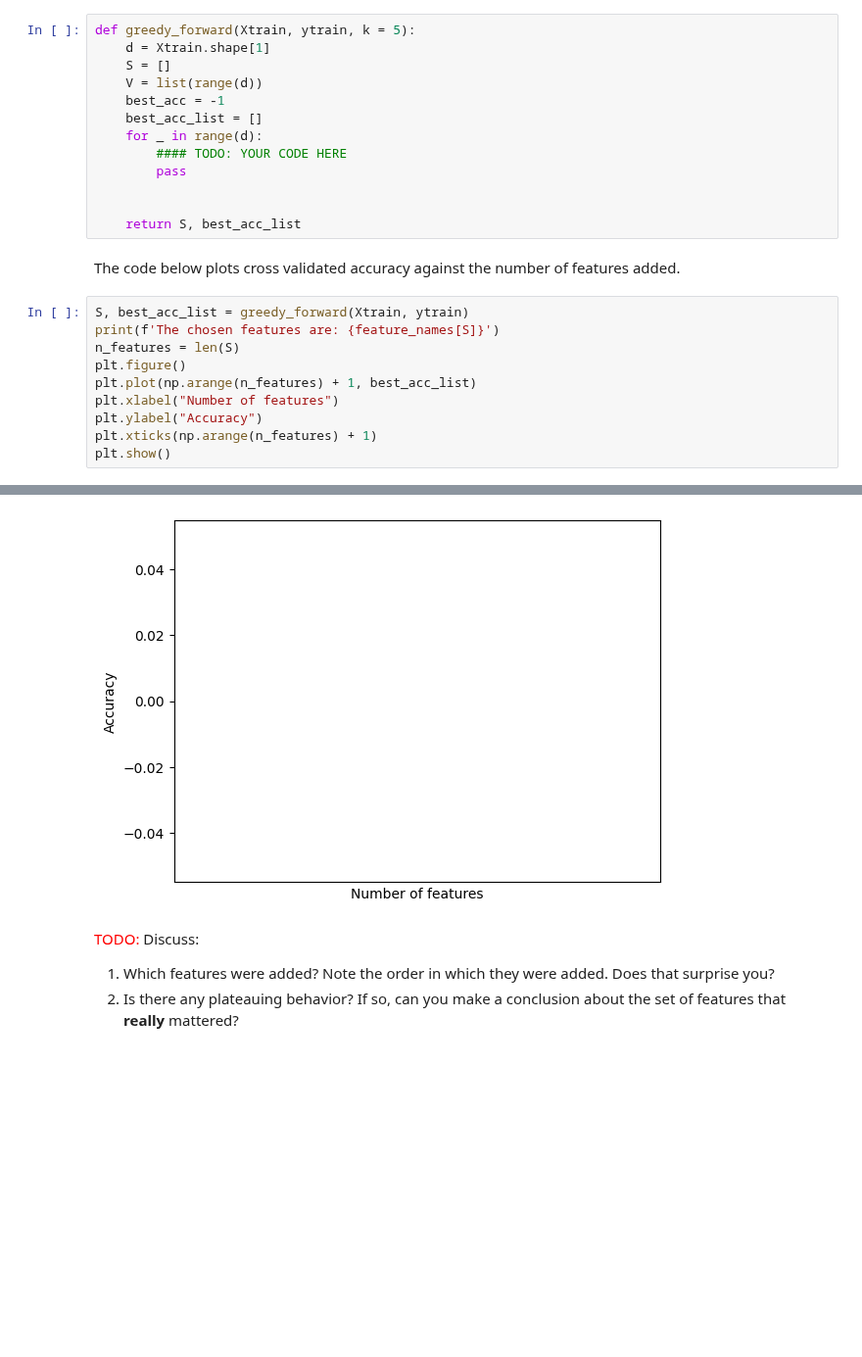
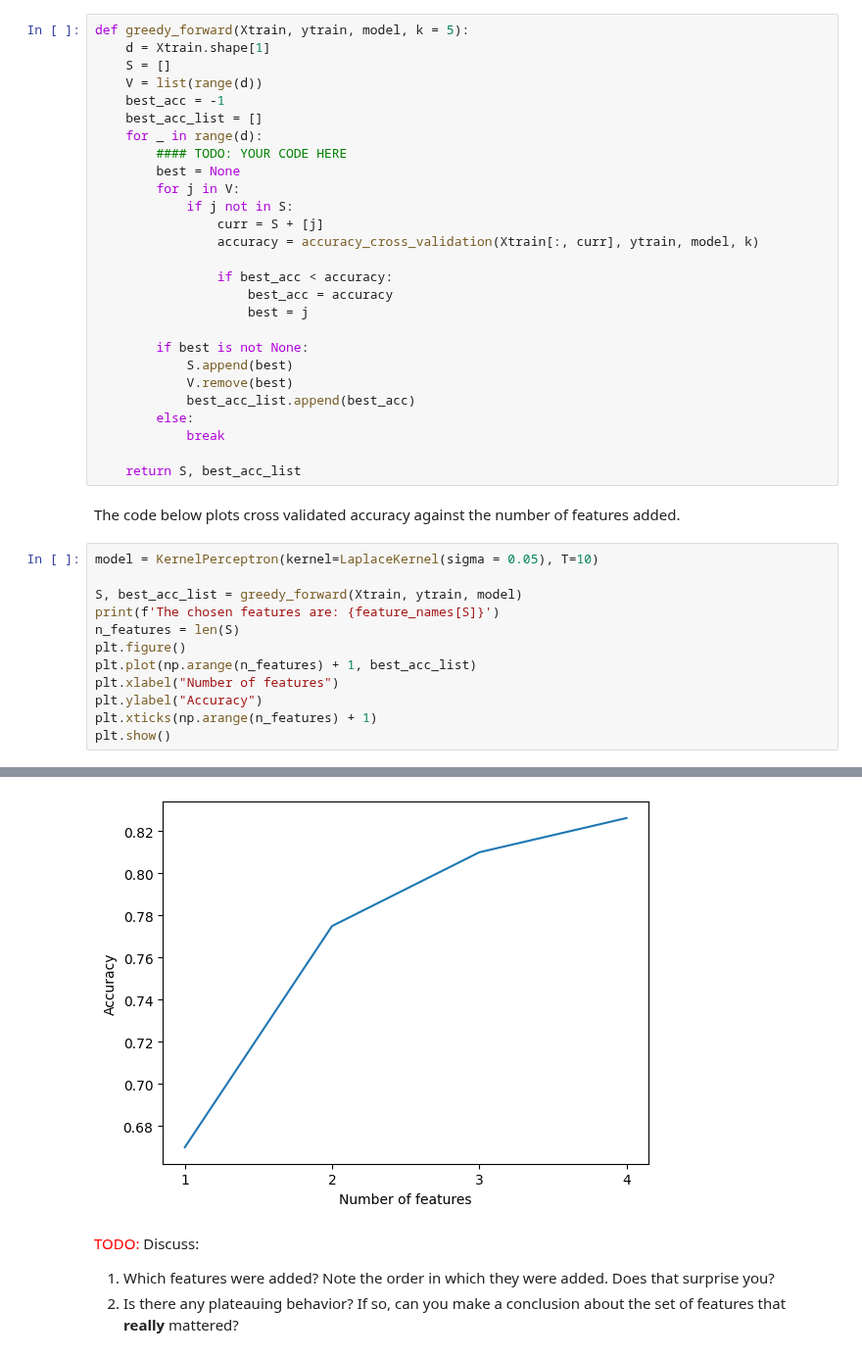
Before and after one commit to nickmvega/machine-learning, a Jupyter notebook: project_2/project2_src_vega_roth.ipynb, the cells around one changed output, grey strips where cells are left out. Shown at 98% size. Saved outputs shown, nothing was run; the diff lists cells and outputs as text; blank space fills up the shorter version.

```diff
--- a/project_2/project2_src_vega_roth.ipynb
+++ b/project_2/project2_src_vega_roth.ipynb
@@ -818,7 +818,7 @@ def accuracy_cross_validation(Xtrain, ytrain, model, k = 10):
 # %% [markdown]
 <span style="color:red"> TODO: </span> Implement the greedy forward feature selection algorithm. Your output should contain a list of indices, corresponding to the chosen features.
 # %%
-def greedy_forward(Xtrain, ytrain, k = 5):
+def greedy_forward(Xtrain, ytrain, model, k = 5):
     d = Xtrain.shape[1]
     S = []
     V = list(range(d))
@@ -826,14 +826,30 @@ def greedy_forward(Xtrain, ytrain, k = 5):
     best_acc_list = []
     for _ in range(d):
         #### TODO: YOUR CODE HERE
-        pass
+        best = None
+        for j in V:
+            if j not in S:
+                curr = S + [j]
+                accuracy = accuracy_cross_validation(Xtrain[:, curr], ytrain, model, k)
 
+                if best_acc < accuracy:
+                    best_acc = accuracy
+                    best = j
+
+        if best is not None:
+            S.append(best)
+            V.remove(best)
+            best_acc_list.append(best_acc)
+        else:
+            break
 
     return S, best_acc_list
 # %% [markdown]
 The code below plots cross validated accuracy against the number of features added.
 # %%
-S, best_acc_list = greedy_forward(Xtrain, ytrain)
+model = KernelPerceptron(kernel=LaplaceKernel(sigma = 0.05), T=10)
+
+S, best_acc_list = greedy_forward(Xtrain, ytrain, model)
 print(f'The chosen features are: {feature_names[S]}')
 n_features = len(S)
 plt.figure()
@@ -847,4 +865,4 @@ The chosen features are: Index([], dtype='object')
-[figure, old version]
+[figure, new version]
 # %% [markdown]
 <span style="color:red"> TODO: </span> Discuss:
 1. Which features were added? Note the order in which they were added. Does that surprise you?
```
Also changed, not shown: parts of 3 cells of this notebook.
